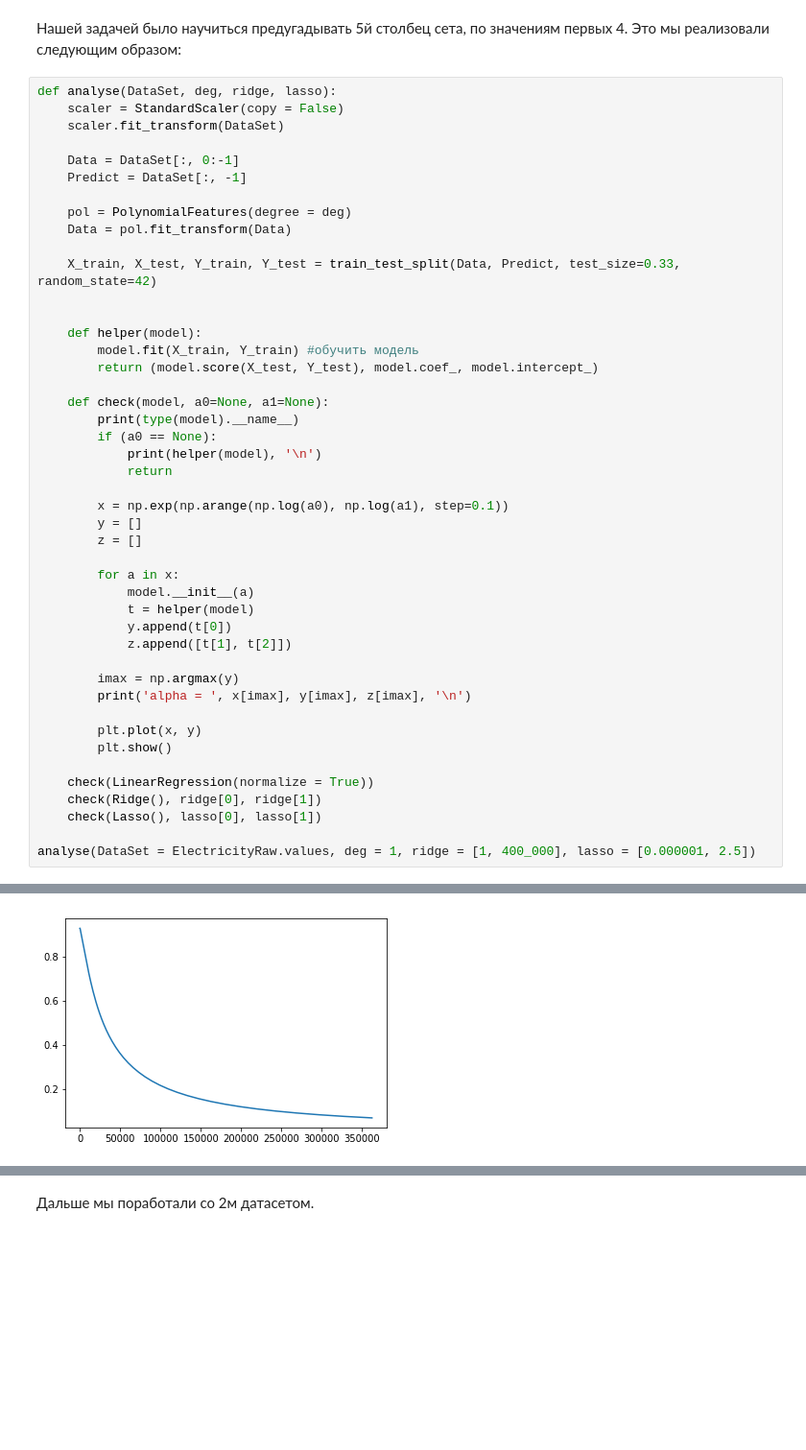
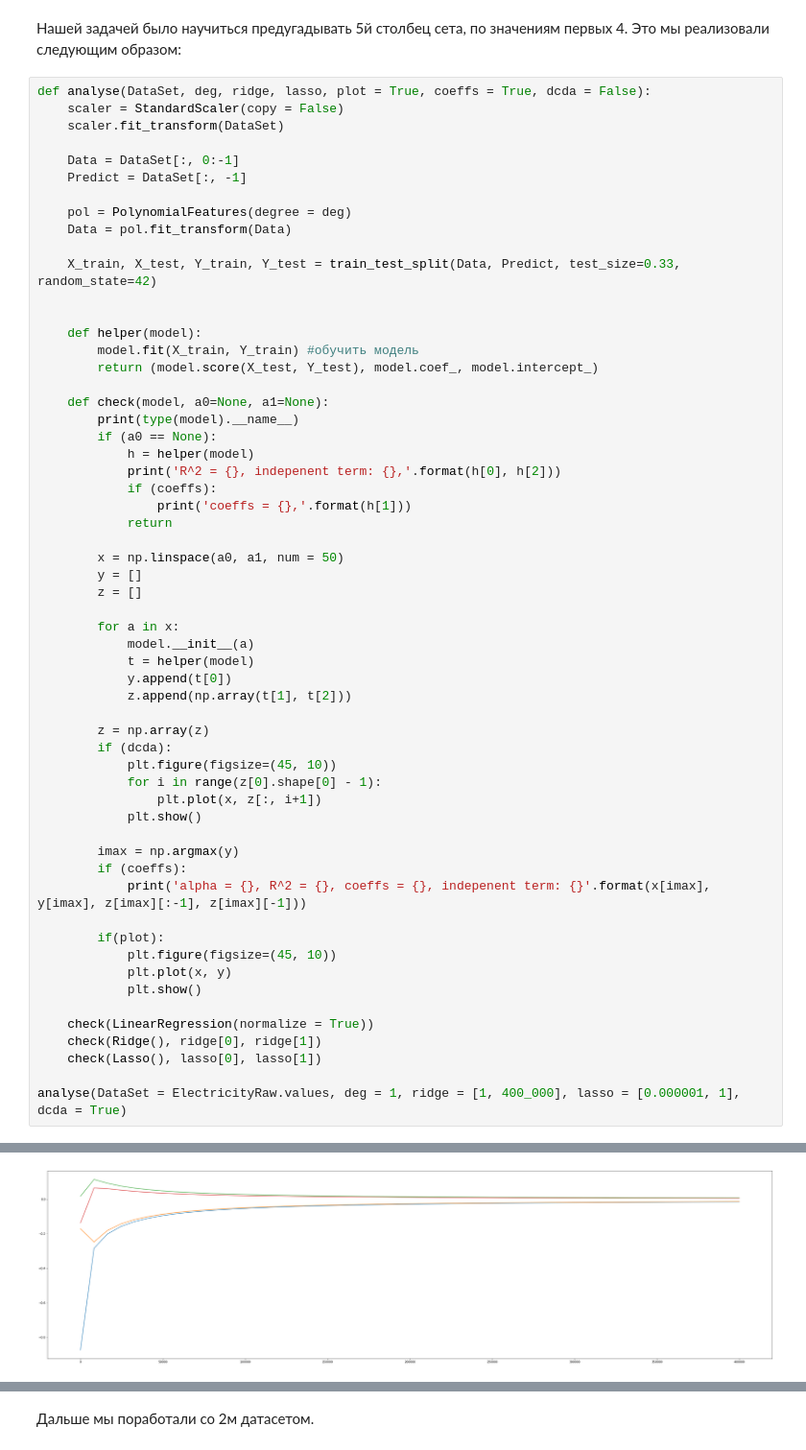
Before and after one commit to rogday/date-saens, a Jupyter notebook: Lab4/Lab4.ipynb, the cells around one changed output, grey strips where cells are left out. Shown at 96% size. Drawn from its saved outputs; the diff is of its cells as text; blank space fills up the shorter version.

```diff
--- a/Lab4/Lab4.ipynb
+++ b/Lab4/Lab4.ipynb
@@ -33,7 +33,7 @@ ElectricityRaw.describe()
 # %% [markdown]
 Нашей задачей было научиться предугадывать 5й столбец сета, по значениям первых 4. Это мы реализовали следующим образом:
 # %%
-def analyse(DataSet, deg, ridge, lasso):
+def analyse(DataSet, deg, ridge, lasso, plot = True, coeffs = True, dcda = False):
     scaler = StandardScaler(copy = False)
     scaler.fit_transform(DataSet)
 
@@ -53,10 +53,13 @@ def analyse(DataSet, deg, ridge, lasso):
     def check(model, a0=None, a1=None):
         print(type(model).__name__)
         if (a0 == None):
-            print(helper(model), '\n')
+            h = helper(model)
+            print('R^2 = {}, indepenent term: {},'.format(h[0], h[2]))
+            if (coeffs):
+                print('coeffs = {},'.format(h[1]))
             return
 
-        x = np.exp(np.arange(np.log(a0), np.log(a1), step=0.1))
+        x = np.linspace(a0, a1, num = 50)
         y = []
         z = []
 
@@ -64,18 +67,28 @@ def analyse(DataSet, deg, ridge, lasso):
             model.__init__(a)
             t = helper(model)
             y.append(t[0])
-            z.append([t[1], t[2]])
+            z.append(np.array(t[1], t[2]))
+
+        z = np.array(z)
+        if (dcda):
+            plt.figure(figsize=(45, 10))
+            for i in range(z[0].shape[0] - 1):
+                plt.plot(x, z[:, i+1])
+            plt.show()
 
         imax = np.argmax(y)
-        print('alpha = ', x[imax], y[imax], z[imax], '\n')
+        if (coeffs):
+            print('alpha = {}, R^2 = {}, coeffs = {}, indepenent term: {}'.format(x[imax], y[imax], z[imax][:-1], z[imax][-1]))
 
-        plt.plot(x, y)
-        plt.show()
+        if(plot):
+            plt.figure(figsize=(45, 10))
+            plt.plot(x, y)
+            plt.show()
 
     check(LinearRegression(normalize = True))
     check(Ridge(), ridge[0], ridge[1])
     check(Lasso(), lasso[0], lasso[1])
 
-analyse(DataSet = ElectricityRaw.values, deg = 1, ridge = [1, 400_000], lasso = [0.000001, 2.5])
+analyse(DataSet = ElectricityRaw.values, deg = 1, ridge = [1, 400_000], lasso = [0.000001, 1], dcda = True)
 # %% [output]
 LinearRegression
@@ -86 +98 @@ alpha =  44.701184493300836 0.9273537552614651 [array([ 0.        , -0.84242055,
-[figure, old version]
+[figure, new version]
```
Also changed, not shown: parts of 2 cells of this notebook.
